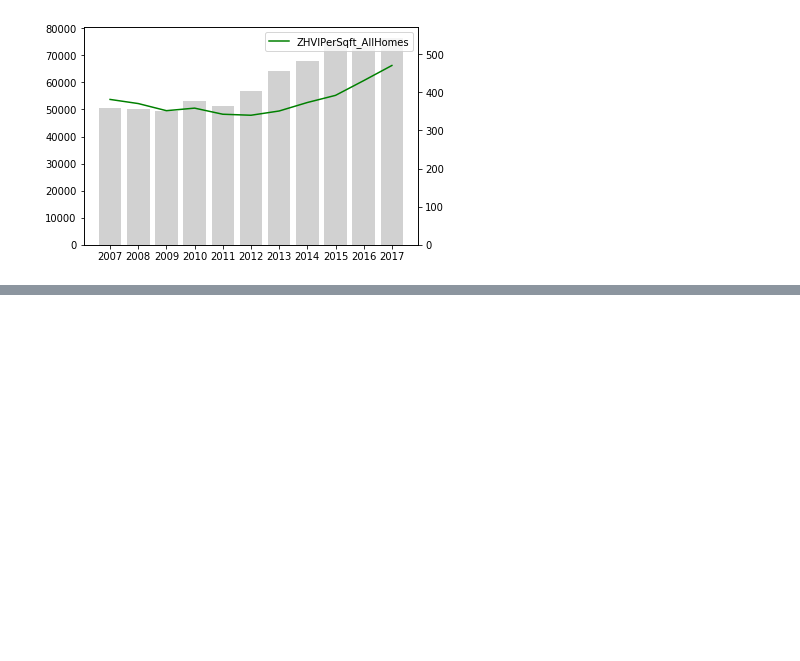
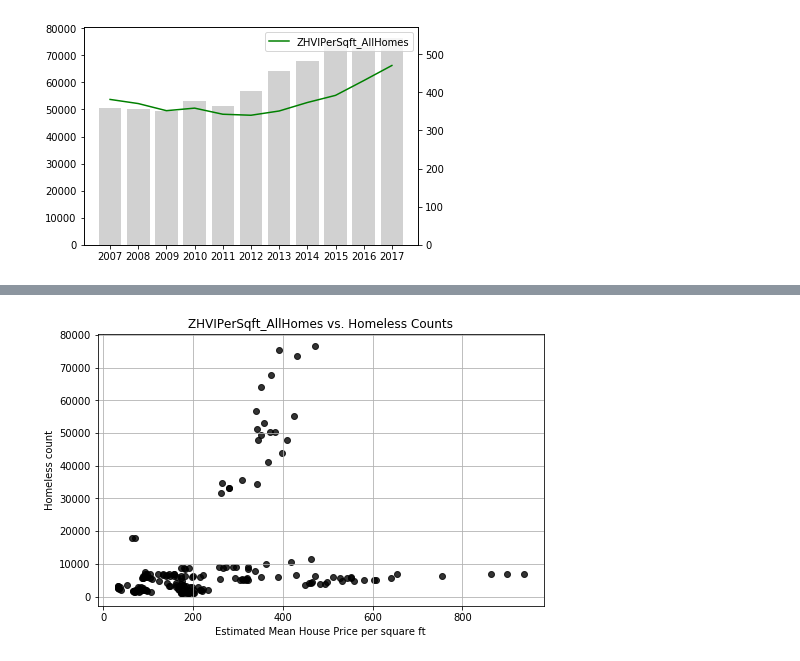
Before and after one commit to jag0717/UCB-Project1, a Jupyter notebook: data/Homeless_Vs_Housing_Analysis.ipynb, the cells around one changed output, grey strips where cells are left out. Saved outputs shown, nothing was run; the diff lists cells and outputs as text; code cells hidden in the pictures; blank space fills up the shorter version.

Commit message:
Added Angela's Plots.

```diff
--- a/data/Homeless_Vs_Housing_Analysis.ipynb
+++ b/data/Homeless_Vs_Housing_Analysis.ipynb
@@ -253,0 +267,18 @@ plt.show()
+# %%
+#Maybe move this to the top for an overview/big picture trend? WE CAN PICK ONE OF THE THREE
+#Scatterplot for real estate prices vs. homeless counts for 18 major cities for data
+#collected for the past 10 years! BIG PICTURE
+fig = plt.figure(figsize=(8,5)) #Jagatha Added
+plt.scatter(hud_zillow_df["ZHVIPerSqft_AllHomes"],
+            hud_zillow_df["Total Homeless"],
+            color="black", marker="o",
+            alpha=0.8)
+# Incorporate the other graph properties
+plt.title("ZHVIPerSqft_AllHomes vs. Homeless Counts")
+plt.ylabel("Homeless count")
+plt.xlabel("Estimated Mean House Price per square ft") # MEAN OF THE ESTIMATED MEDIAN VALUE
+plt.grid(True) #Jagatha Added
+# plt.savefig("ZHVIPerSqft_AllHomes_HomelessCount.png")
+plt.show()
+# %% [output]
+[figure, added]
```
Also changed, not shown: parts of 14 cells of this notebook.
